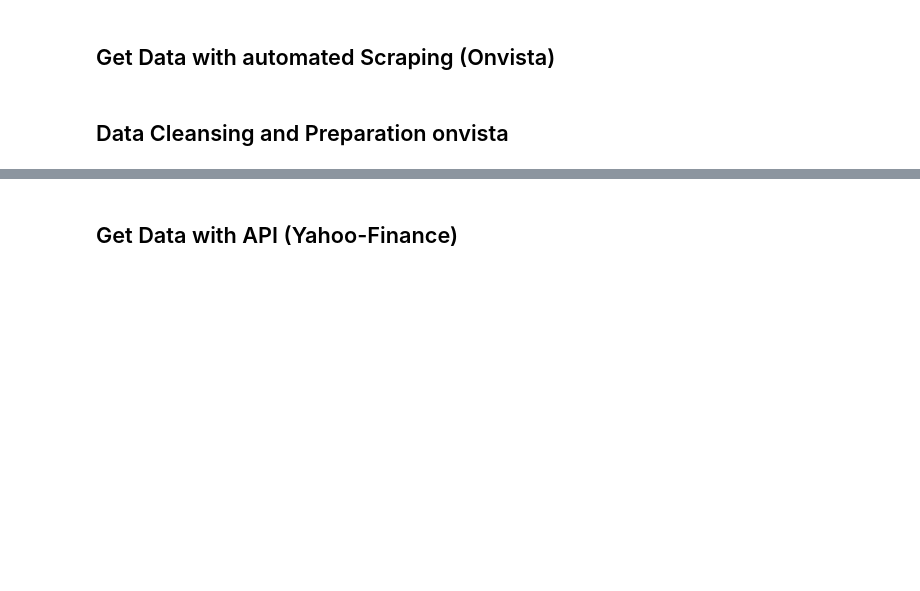
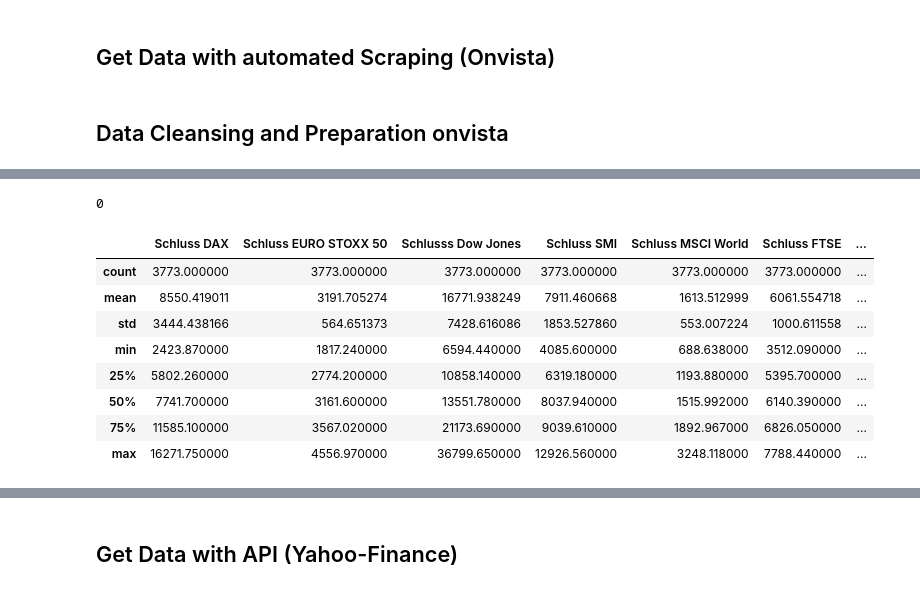
Before and after one commit to SvenKonermann/DataScience, a Jupyter notebook: onvista_Webscraping_ADS_Project.ipynb, the cells around one changed output, grey strips where cells are left out. Saved outputs shown, nothing was run; the diff lists cells and outputs as text; code cells hidden in the pictures; blank space fills up the shorter version.

```diff
--- a/onvista_Webscraping_ADS_Project.ipynb
+++ b/onvista_Webscraping_ADS_Project.ipynb
@@ -154,0 +240,16 @@ result
+# %%
+result.duplicated().sum()
+# %% [output]
+0
+# %%
+result.describe()
+# %% [output]
+|  | Schluss DAX | Schluss EURO STOXX 50 | Schlusss Dow Jones | Schluss SMI | Schluss MSCI World | Schluss FTSE | ... |
+| count | 3773.000000 | 3773.000000 | 3773.000000 | 3773.000000 | 3773.000000 | 3773.000000 | ... |
+| mean | 8550.419011 | 3191.705274 | 16771.938249 | 7911.460668 | 1613.512999 | 6061.554718 | ... |
+| std | 3444.438166 | 564.651373 | 7428.616086 | 1853.527860 | 553.007224 | 1000.611558 | ... |
+| min | 2423.870000 | 1817.240000 | 6594.440000 | 4085.600000 | 688.638000 | 3512.090000 | ... |
+| 25% | 5802.260000 | 2774.200000 | 10858.140000 | 6319.180000 | 1193.880000 | 5395.700000 | ... |
+| 50% | 7741.700000 | 3161.600000 | 13551.780000 | 8037.940000 | 1515.992000 | 6140.390000 | ... |
+| 75% | 11585.100000 | 3567.020000 | 21173.690000 | 9039.610000 | 1892.967000 | 6826.050000 | ... |
+| max | 16271.750000 | 4556.970000 | 36799.650000 | 12926.560000 | 3248.118000 | 7788.440000 | ... |
```
Also changed, not shown: parts of 14 cells of this notebook.
